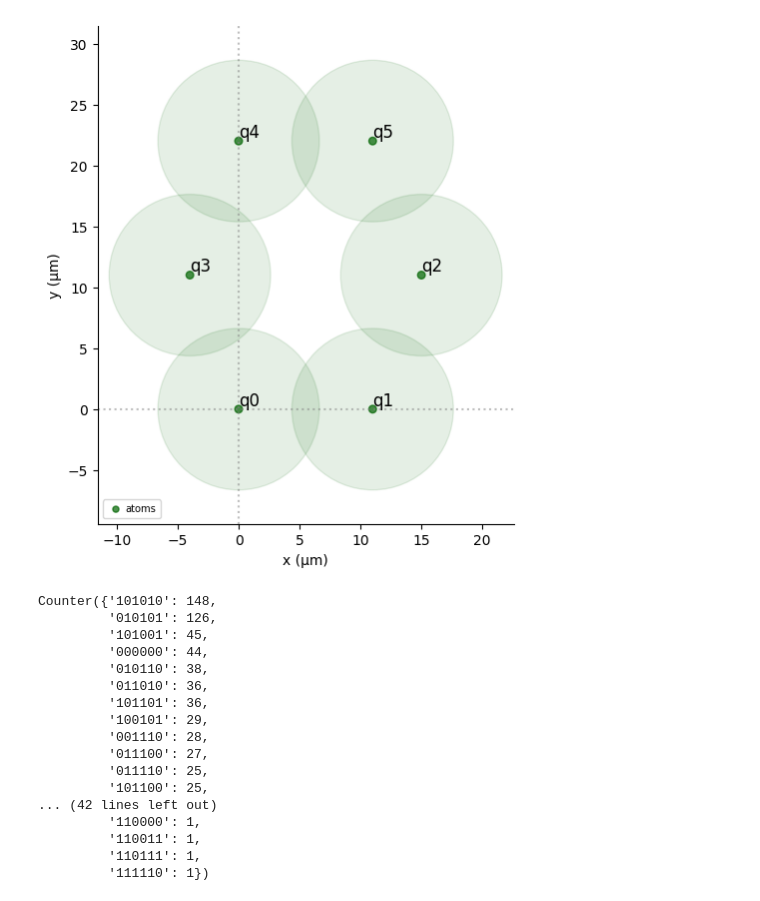
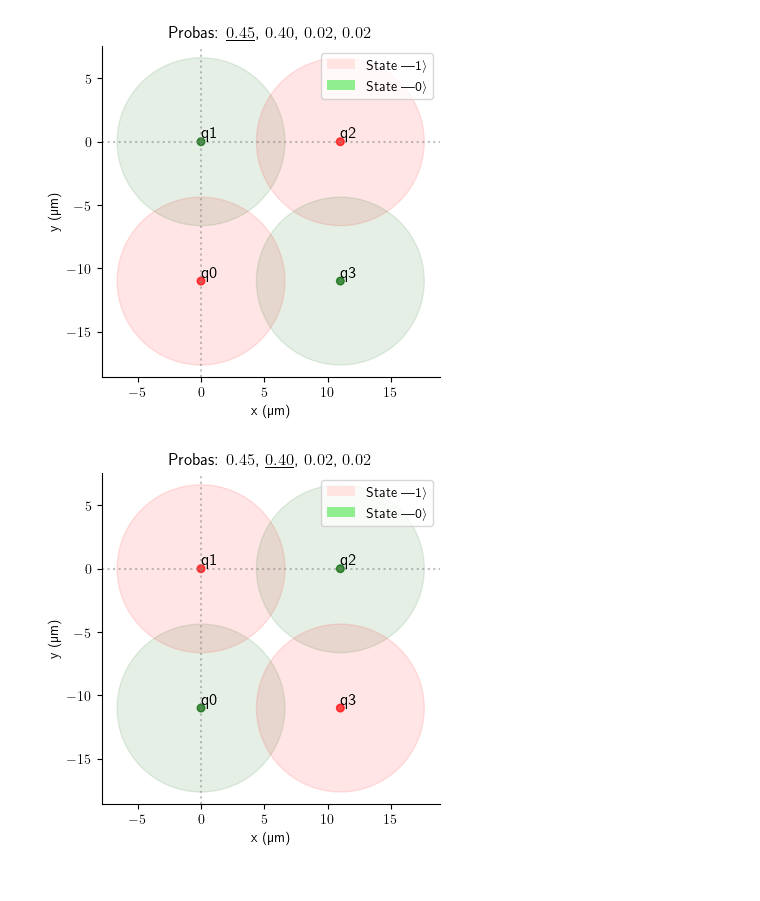
Before and after one commit to BoGGoG/PulserLearn, a Jupyter notebook: QuantumWires.ipynb, the cells around one changed output. Cells and saved outputs as stored; diff of their text form; code cells hidden in the pictures.

```diff
--- a/QuantumWires.ipynb
+++ b/QuantumWires.ipynb
@@ -120,41 +84,13 @@ Counter({'1010': 443,
 # %%
-coords = [
-    [-0, 0],
-    [11, 0],
-    [15, 11],
-    [-4, 11],
-    [-0, 22],
-    [11, 22],
-    ]
+coords = [[-0, -11], [-0, 0], [11, 0], [11, -11]]
 qubits = {f"q{i}": coord for (i, coord) in enumerate(coords)}
 reg = Register(qubits)
-reg.draw(
-    blockade_radius=DigitalAnalogDevice.rydberg_blockade_radius(1.0),
-    draw_graph=False,
-    draw_half_radius=True,
-)
 
 Omega = 5
 delta_i = -1
 T = 5000
 counts = anneal(reg, Omega, delta_i, draw=False, T=T)
-counts
+draw_solutions(reg, counts, n=2)
 # %% [output]
-[figure, old version]
+[figure, new version]
-Counter({'101010': 148,
-         '010101': 126,
-         '101001': 45,
-         '000000': 44,
-         '010110': 38,
-         '011010': 36,
-         '101101': 36,
-         '100101': 29,
-         '001110': 28,
-         '011100': 27,
-         '011110': 25,
-         '101100': 25,
-... (42 lines left out)
-         '110000': 1,
-         '110011': 1,
-         '110111': 1,
-         '111110': 1})
+[figure, added]
```
Also changed, not shown: parts of 7 cells of this notebook, 2 other files.
